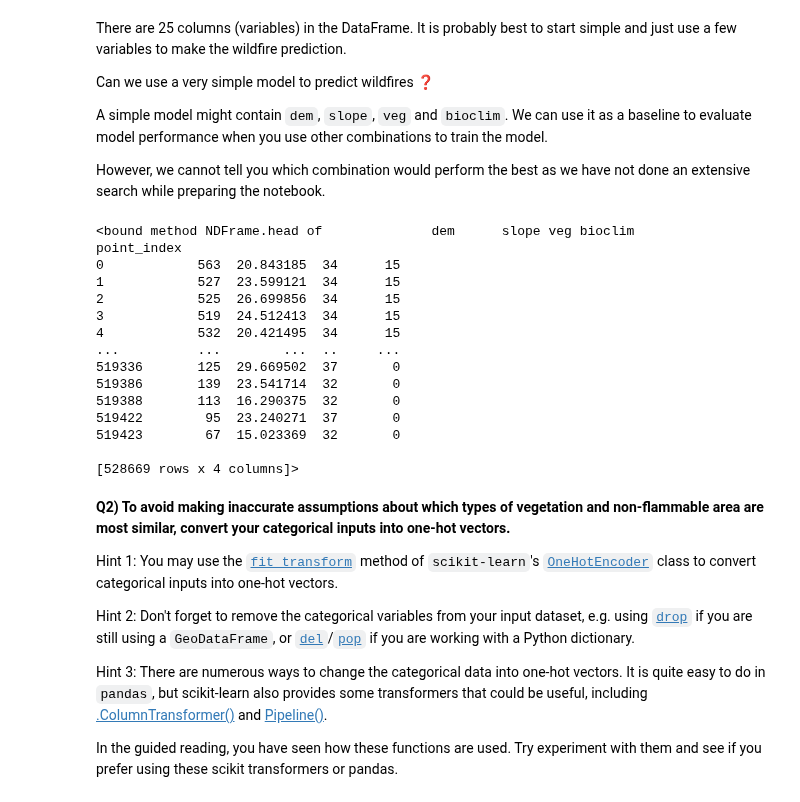
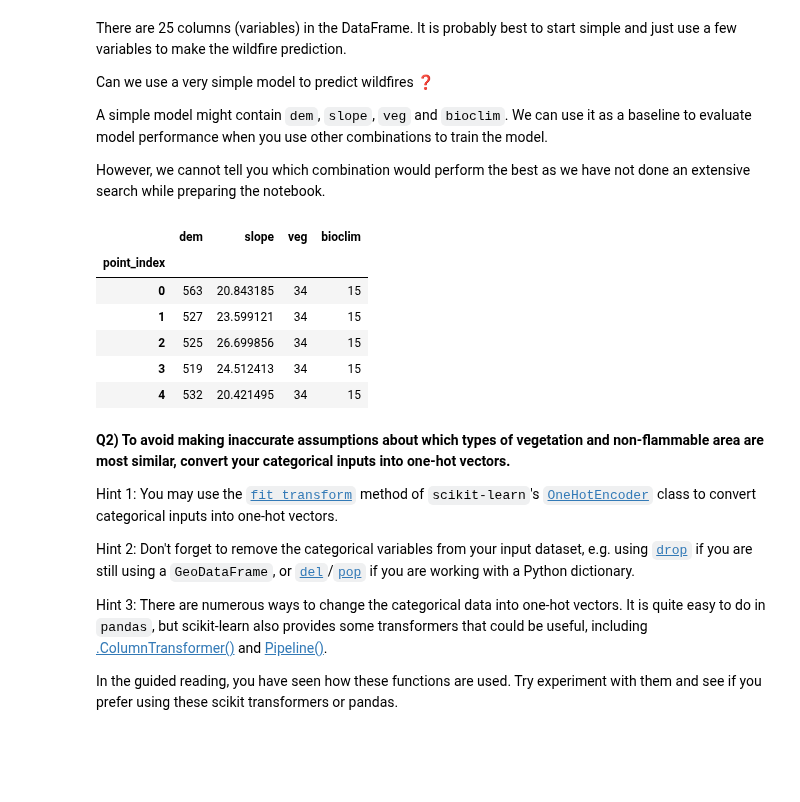
Before and after one commit to MarcoZanine/2025_ML_EES, a Jupyter notebook: notebook_ml/S2_4_Wildfire_Risk_Italy.ipynb, the cells around one changed output. Saved outputs shown, nothing was run; the diff lists cells and outputs as text; code cells hidden in the pictures; blank space fills up the shorter version.

```diff
--- a/notebook_ml/S2_4_Wildfire_Risk_Italy.ipynb
+++ b/notebook_ml/S2_4_Wildfire_Risk_Italy.ipynb
@@ -125,29 +146,21 @@ However, we cannot tell you which combination would perform the best as we have
 ############################################################################################################
 # 1. Drop down the names of variables you want here so that pandas can do the filtering for you.
 ############################################################################################################
-vars_tokeep = [___,____,____,__name__]
+vars_tokeep = ['dem','slope','veg','bioclim']
 # %%
 ############################################################################################################
 # 2. Create a new dataframe 'inputs' with just the variables you want
 ############################################################################################################
-inputs = variables[_______] # Filter 'variables' dataframe
-inputs.head # print the first few columns to make sure everything works fine
+inputs = variables[vars_tokeep] # Filter 'variables' dataframe
+display(inputs.head()) # print the first few columns to make sure everything works fine
 # %% [output]
-<bound method NDFrame.head of              dem      slope veg bioclim
-point_index
-0            563  20.843185  34      15
-1            527  23.599121  34      15
-2            525  26.699856  34      15
-3            519  24.512413  34      15
-4            532  20.421495  34      15
-...          ...        ...  ..     ...
-519336       125  29.669502  37       0
-519386       139  23.541714  32       0
-519388       113  16.290375  32       0
-519422        95  23.240271  37       0
-519423        67  15.023369  32       0
-
-[528669 rows x 4 columns]>
+|  | dem | slope | veg | bioclim |
+| point_index |  |  |  |  |
+| 0 | 563 | 20.843185 | 34 | 15 |
+| 1 | 527 | 23.599121 | 34 | 15 |
+| 2 | 525 | 26.699856 | 34 | 15 |
+| 3 | 519 | 24.512413 | 34 | 15 |
+| 4 | 532 | 20.421495 | 34 | 15 |
 # %% [markdown]
 **Q2) To avoid making inaccurate assumptions about which types of vegetation and non-flammable area are most similar, convert your categorical inputs into one-hot vectors.**
 
```
Also changed, not shown: parts of 19 cells of this notebook.
